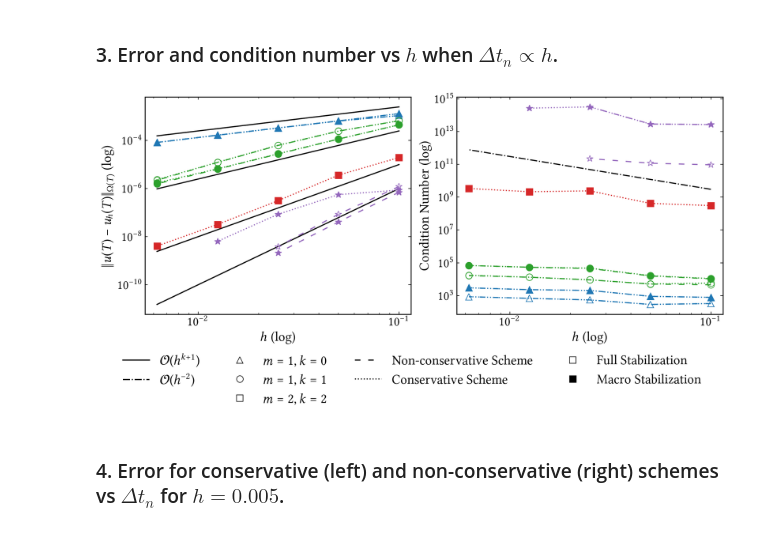
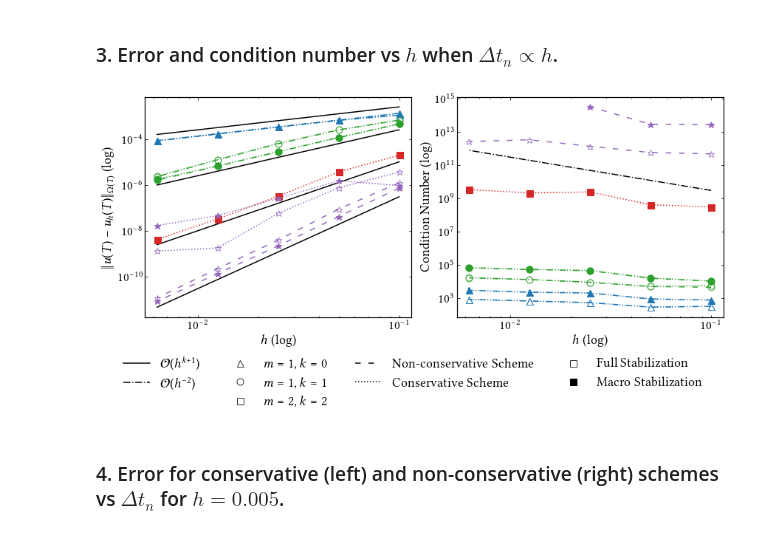
Before and after one commit to CutFEM/CutFEM-Library, a Jupyter notebook: notebook/convection_diffusion/example1.ipynb, the cells around one changed output. Saved outputs shown, nothing was run; the diff lists cells and outputs as text; code cells hidden in the pictures.

Commit message:
Added exact integrals and lobatto N14

```diff
--- a/notebook/convection_diffusion/example1.ipynb
+++ b/notebook/convection_diffusion/example1.ipynb
@@ -260,32 +260,38 @@ nnz_P2P2_macro = [55107,121635,390555,1239003,4505139]
 
 # P3P3, delta = 0.5, T = 0.1, dT = h/3,
 
+# space = time = 7
+error_conservative_P3P3_macro = [9.283242891385952e-07, 1.502978940217463e-06, 2.547029703506079e-07, 4.515463428682432e-08, 1.67137127868449e-08]
+
 # lobatto n = 9, space n = 7
-#error_conservative_P3P3_fullstab = # running on linux
-#cond_conservative_P3P3_fullstab = # running on linux
+error_conservative_P3P3_fullstab = [1.230679911104749e-06, 4.450793335800824e-07, 1.462248570537432e-08, 4.015429698389802e-09]
+cond_conservative_P3P3_fullstab = [4.747761e+11,5.664064e+11,1.346252e+12,3.307710e+12]
 
-error_conservative_P3P3_macro = [8.707012050400018e-07, 5.62319374097584e-07, 8.566174213909749e-08, 6.431833409151911e-09]
-cond_conservative_P3P3_macro = [2.655611e+13,2.856219e+13,3.149955e+14,2.653597e+14]
+# lobatto n = 10, space n = 7, tau1 = 10
+error_conservative_P3P3_fullstab = [3.561631292515755e-06, 7.410678070417087e-07, 5.649097887209412e-08, 1.747417867052343e-09, 1.289402068949506e-09]
+
+
+# error_conservative_P3P3_macro = [8.707012050400018e-07, 5.62319374097584e-07, 8.566174213909749e-08, 6.431833409151911e-09]
+# cond_conservative_P3P3_macro = [2.655611e+13,2.856219e+13,3.149955e+14,2.653597e+14]
 
 # with dT = h^2/3
-error_conservative_P3P3_macro = [8.82018e-07, ]
+#error_conservative_P3P3_macro = [8.82018e-07, ]
 
-# time quadrature order = space quadrature order = 7
-error_classical_P3P3_fullstab = [1.219470080569245e-06, 8.676514660169436e-08, 3.880704664179111e-09]
-cond_classical_P3P3_fullstab = [9.324134e+10,1.166743e+11,2.233956e+11]
-nnz_P3P3_fullstab = [507936,1153344,3333360]
+# time = 7, space = 5               # time quadrature order = space quadrature order = 7
 
-# time = 7, space = 5
-[1.204285963338043e-06, 8.551650490378933e-08, 3.842637994925114e-09]
+error_classical_P3P3_fullstab = [1.219470080569245e-06, 8.676514660169436e-08, 3.880704664179111e-09, 2.194548344468484e-10, 1.170157076756793e-11] #[1.219470080569245e-06, 8.676514660169436e-08, 3.880704664179111e-09]
+cond_classical_P3P3_fullstab = [4.747748e+11,5.664648e+11,1.346285e+12,3.307691e+12,2.596705e+12]       # non-condest: [9.324134e+10,1.166743e+11,2.233956e+11]
+nnz_P3P3_fullstab = [507936,1153344,3333360,9391872,31583568]
 
-error_classical_P3P3_macro = [7.082900717297273e-07, 4.112852673193111e-08, 2.143297479270472e-09]
+# time = 7, space = 7
+error_classical_P3P3_macro = [7.082900717297273e-07, 4.112852673193111e-08, 2.143297479270472e-09, 1.334009430400426e-10, 8.266185849248742e-12]
 #cond_classical_P3P3_macro = [5.860654e+12,Inf,Inf]
 cond_classical_P3P3_macro = [2.653075e+13,2.853177e+13,314301084359682] # condest
 nnz_P3P3_macro = [359328,779232,2499600]
 
-# time 9, space 7
-error_classical_P3P3_macro = [7.083489357278553e-07, 4.112799338666113e-08, 2.143386086319943e-09]
-cond_classical_P3P3_macro = [2.656267e+13,2.856320e+13,3.149542e+14]
+# # time 9, space 7
+# error_classical_P3P3_macro = [7.083489357278553e-07, 4.112799338666113e-08, 2.143386086319943e-09]
+# cond_classical_P3P3_macro = [2.656267e+13,2.856320e+13,3.149542e+14]
 
 h = [0.1, 0.05, 0.025, 0.0125, 0.00625]
 
@@ -295,15 +301,15 @@ fig, (ax1, ax2) = plt.subplots(1, 2, figsize=(12, 5))
 ax1.loglog(h, 0.25e-1*np.power(h, 1), linestyle="-", color="black")
 ax1.loglog(h, 0.25e-1*np.power(h, 2), linestyle="-", color="black")
 ax1.loglog(h, 1.e-2*np.power(h, 3), linestyle="-", color="black")
-ax1.loglog(h, 1.e-2*np.power(h, 4), linestyle="-", color="black")
+ax1.loglog(h, 3.e-3*np.power(h, 4), linestyle="-", color="black")
 ax1.loglog(h, error_conservative_P0P1_fullstab, marker='^', markersize=9, linestyle=":", markeredgewidth=0.8, markerfacecolor="None", color="C0")
 ax1.loglog(h, error_conservative_P0P1_macro, marker='^', markersize=9, linestyle=":", color="C0")
 ax1.loglog(h, error_conservative_P1P1_fullstab, marker='o', markersize=9, linestyle=":", markeredgewidth=0.8, markerfacecolor="None", color="C2")
 ax1.loglog(h, error_conservative_P1P1_macro, marker='o', markersize=9, linestyle=":", color="C2")
 # ax1.loglog(h, error_conservative_P2P2_fullstab, marker='s', markersize=9, linestyle=":", markeredgewidth=0.8, markerfacecolor="None", color="C3")
 ax1.loglog(h, error_conservative_P2P2_macro, marker='s', markersize=9, linestyle=":", color="C3")
-#ax1.loglog(h[:-1], error_conservative_P3P3_fullstab, marker='s', markersize=9, linestyle=":", markeredgewidth=0.8, markerfacecolor="None", color="C3")
-ax1.loglog(h[:-1], error_conservative_P3P3_macro, marker='*', markersize=9, linestyle=":", color="C4")
+ax1.loglog(h, error_conservative_P3P3_fullstab, marker='*', markersize=9, linestyle=":", markeredgewidth=0.8, markerfacecolor="None", color="C4")
+ax1.loglog(h, error_conservative_P3P3_macro, marker='*', markersize=9, linestyle=":", color="C4")
 
 ax1.loglog(h, error_classical_P0P1_fullstab, marker='^', markersize=9, linestyle=(0, (5,7)), markeredgewidth=0.8, markerfacecolor="None", color="C0")
 ax1.loglog(h, error_classical_P0P1_macro, marker='^', markersize=9, linestyle=(0, (5,7)), color="C0")
@@ -311,8 +317,8 @@ ax1.loglog(h, error_classical_P1P1_fullstab, marker='o', markersize=9, linestyle
 ax1.loglog(h, error_classical_P1P1_macro, marker='o', markersize=9, linestyle=(0, (5,7)), color="C2")
 # ax1.loglog(h, error_classical_P2P2_fullstab, marker='s', markersize=9, linestyle=(0, (5,7)), markeredgewidth=0.8, markerfacecolor="None", color="C3")
 # ax1.loglog(h, error_classical_P2P2_macro, marker='s', markersize=9, linestyle=(0, (5,7)), color="C3")
-ax1.loglog(h[:-2], error_classical_P3P3_fullstab, marker='*', markersize=9, linestyle=(0, (5,7)), markeredgewidth=0.8, markerfacecolor="None", color="C4")
-ax1.loglog(h[:-2], error_classical_P3P3_macro, marker='*', markersize=9, linestyle=(0, (5,7)), color="C4")
+ax1.loglog(h, error_classical_P3P3_fullstab, marker='*', markersize=9, linestyle=(0, (5,7)), markeredgewidth=0.8, markerfacecolor="None", color="C4")
+ax1.loglog(h, error_classical_P3P3_macro, marker='*', markersize=9, linestyle=(0, (5,7)), color="C4")
 
 
 ax1.set_xlabel(r"$h$ (log)", fontsize=18)
@@ -330,36 +336,37 @@ ax2.loglog([],[], linestyle=(0, (5,7)), color="black",label=r"Non-conservative S
 ax2.loglog([],[], linestyle=":", color="black", label=r"Conservative Scheme")
 #ax2.loglog([],[], linestyle="None", label=" ")
 ax2.loglog([],[], linestyle="None",  marker='s', markersize=9, markeredgewidth=0.8, markerfacecolor="None", color="black", label=r"Full Stabilization")
 ax2.loglog([],[], linestyle="None",  marker='s', markersize=9, color="black", label=r"Macro Stabilization")
 
 ax2.loglog(h, cond_conservative_P0P1_fullstab, marker='^', markersize=9, linestyle=":", markeredgewidth=0.8, markerfacecolor="None", color="C0")
 ax2.loglog(h, cond_conservative_P0P1_macro, marker='^', markersize=9, linestyle=":", color="C0")
 ax2.loglog(h, cond_conservative_P1P1_fullstab, marker='o', markersize=9, linestyle=":", markeredgewidth=0.8, markerfacecolor="None", color="C2")
 ax2.loglog(h, cond_conservative_P1P1_macro, marker='o', markersize=9, linestyle=":", color="C2")
 # ax2.loglog(h, cond_conservative_P2P2_fullstab, marker='s', markersize=9, linestyle=":", markeredgewidth=0.8, markerfacecolor="None", color="C3")
 ax2.loglog(h, cond_conservative_P2P2_macro, marker='s', markersize=9, linestyle=":", color="C3")
-ax2.loglog(h[:-1], cond_conservative_P3P3_macro, marker='*', markersize=9, linestyle=":", color="C4")
+#ax2.loglog(h[:-1], cond_conservative_P3P3_fullstab, marker='*', markersize=9, linestyle=":", markeredgewidth=0.8, markerfacecolor="None", color="C4")
+#ax2.loglog(h[:-1], cond_conservative_P3P3_macro, marker='*', markersize=9, linestyle=":", color="C4")
 
 ax2.loglog(h, cond_classical_P0P1_fullstab, marker='^', markersize=9, linestyle=(0, (5,7)), markeredgewidth=0.8, markerfacecolor="None", color="C0")
 ax2.loglog(h, cond_classical_P0P1_macro, marker='^', markersize=9, linestyle=(0, (5,7)), color="C0")
 ax2.loglog(h, cond_classical_P1P1_fullstab, marker='o', markersize=9, linestyle=(0, (5,7)), markeredgewidth=0.8, markerfacecolor="None", color="C2")
 ax2.loglog(h, cond_classical_P1P1_macro, marker='o', markersize=9, linestyle=(0, (5,7)), color="C2")
 # ax2.loglog(h, cond_classical_P2P2_fullstab, marker='s', markersize=9, linestyle=(0, (5,7)), markeredgewidth=0.8, markerfacecolor="None", color="C3")
 # ax2.loglog(h, cond_classical_P2P2_macro, marker='s', markersize=9, linestyle=(0, (5,7)), color="C3")
 
-ax2.loglog(h[:-2], cond_classical_P3P3_fullstab, marker='*', markersize=9, linestyle=(0, (5,7)), markeredgewidth=0.8, markerfacecolor="None", color="C4")
+ax2.loglog(h, cond_classical_P3P3_fullstab, marker='*', markersize=9, linestyle=(0, (5,7)), markeredgewidth=0.8, markerfacecolor="None", color="C4")
 ax2.loglog(h[:-2], cond_classical_P3P3_macro, marker='*', markersize=9, linestyle=(0, (5,7)), color="C4")
 
 ax2.set_xlabel(r"$h$ (log)", fontsize=18)
 ax2.tick_params(axis='both', which='major', labelsize=17)
 ax2.set_ylabel(r"Condition Number (log)", fontsize=18)
 
 handles, labels = [(a + b) for a, b in zip(ax1.get_legend_handles_labels(), ax2.get_legend_handles_labels())]
 fig.legend(handles, labels, loc='lower center', ncols=4, bbox_to_anchor=(0.5, -0.25), fontsize=18, frameon=False)
 plt.tight_layout()
 plt.show()
 # %% [output]
-[figure, old version]
+[figure, new version]
 # %% [markdown]
 ### 4. Error for conservative (left) and non-conservative (right) schemes vs $\Delta t_n$ for $h=0.005$.
 # %%
```
Also changed, not shown: 5 other files.
